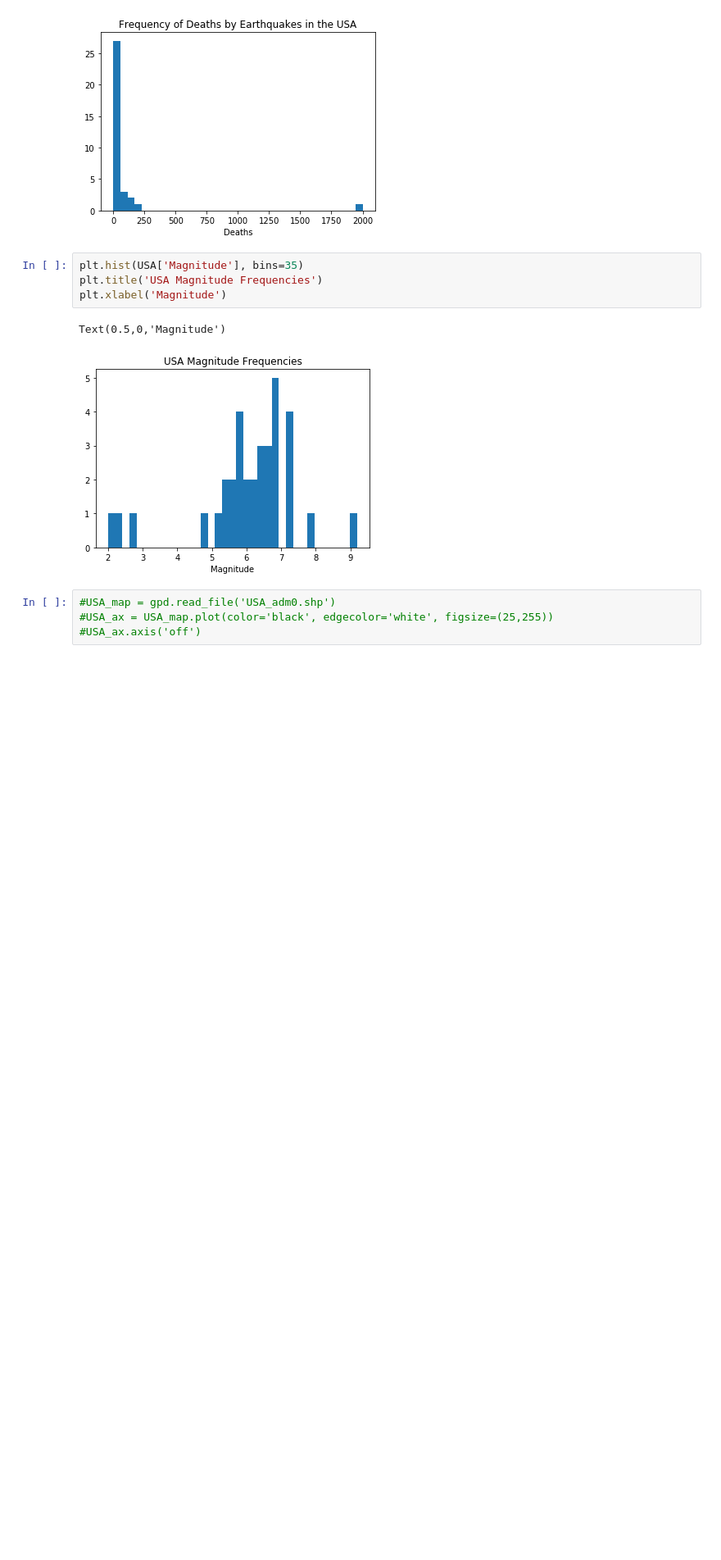
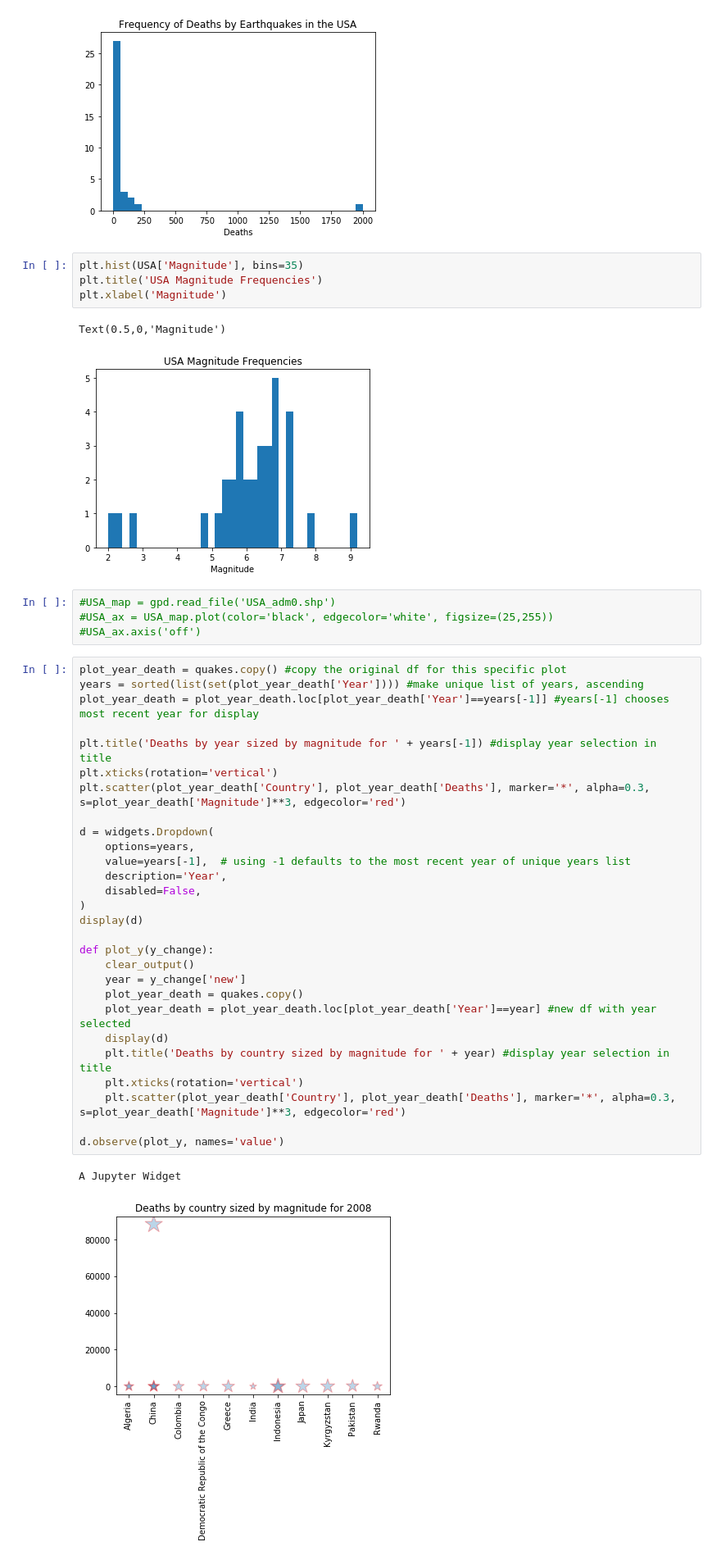
Before and after one commit to DataScienceBS/data-question-3-tornado-bombers, a Jupyter notebook: Earthquakes.ipynb, the cells around one changed output. Shown at 82% size. Drawn from its saved outputs; the diff is of its cells as text; blank space fills up the shorter version.

```diff
--- a/Earthquakes.ipynb
+++ b/Earthquakes.ipynb
@@ -507,3 +587,34 @@ Text(0.5,0,'Magnitude')
 #USA_map = gpd.read_file('USA_adm0.shp')
 #USA_ax = USA_map.plot(color='black', edgecolor='white', figsize=(25,255))
 #USA_ax.axis('off')
+# %%
+plot_year_death = quakes.copy() #copy the original df for this specific plot
+years = sorted(list(set(plot_year_death['Year']))) #make unique list of years, ascending
+plot_year_death = plot_year_death.loc[plot_year_death['Year']==years[-1]] #years[-1] chooses most recent year for display
+
+plt.title('Deaths by year sized by magnitude for ' + years[-1]) #display year selection in title
+plt.xticks(rotation='vertical')
+plt.scatter(plot_year_death['Country'], plot_year_death['Deaths'], marker='*', alpha=0.3, s=plot_year_death['Magnitude']**3, edgecolor='red')
+
+d = widgets.Dropdown(
+    options=years,
+    value=years[-1],  # using -1 defaults to the most recent year of unique years list
+    description='Year',
+    disabled=False,
+)
+display(d)
+
+def plot_y(y_change):
+    clear_output()
+    year = y_change['new']
+    plot_year_death = quakes.copy()
+    plot_year_death = plot_year_death.loc[plot_year_death['Year']==year] #new df with year selected
+    display(d)
+    plt.title('Deaths by country sized by magnitude for ' + year) #display year selection in title
+    plt.xticks(rotation='vertical')
+    plt.scatter(plot_year_death['Country'], plot_year_death['Deaths'], marker='*', alpha=0.3, s=plot_year_death['Magnitude']**3, edgecolor='red')
+
+d.observe(plot_y, names='value')
+# %% [output]
+A Jupyter Widget
+[figure, added]
```
Also changed, not shown: parts of 6 cells of this notebook.
